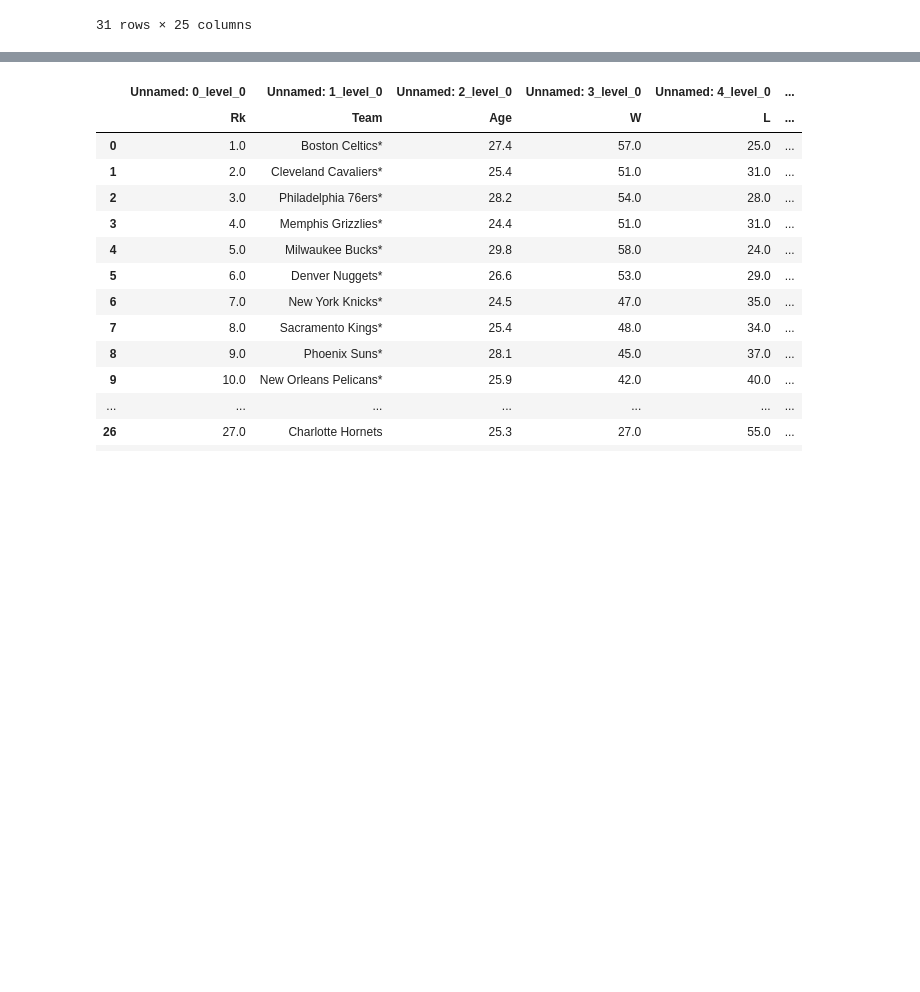
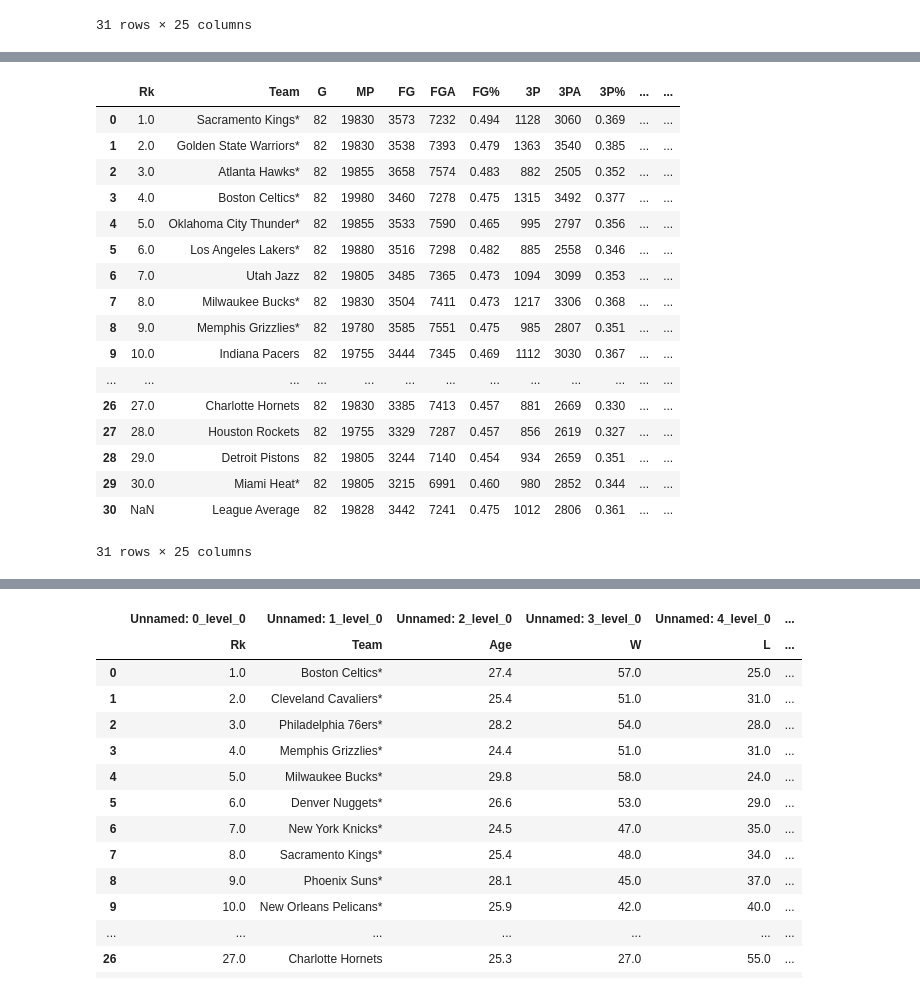
Before and after one commit to chocolate-sprinkles/Data-Analysis-Portfolio, a Jupyter notebook: projects/bbref_api/playgroud.ipynb, the cells around one changed output, grey strips where cells are left out. Saved outputs shown, nothing was run; the diff lists cells and outputs as text; code cells hidden in the pictures; blank space fills up the shorter version.

```diff
--- a/projects/bbref_api/playgroud.ipynb
+++ b/projects/bbref_api/playgroud.ipynb
@@ -138,0 +51,21 @@ soup = BeautifulSoup(response.content, "html.parser")
+# %%
+pd.read_html(str(soup.find('table', {"id": "totals-team"})))[0]
+# %% [output]
+|  | Rk | Team | G | MP | FG | FGA | FG% | 3P | 3PA | 3P% | ... | ... |
+| 0 | 1.0 | Sacramento Kings* | 82 | 19830 | 3573 | 7232 | 0.494 | 1128 | 3060 | 0.369 | ... | ... |
+| 1 | 2.0 | Golden State Warriors* | 82 | 19830 | 3538 | 7393 | 0.479 | 1363 | 3540 | 0.385 | ... | ... |
+| 2 | 3.0 | Atlanta Hawks* | 82 | 19855 | 3658 | 7574 | 0.483 | 882 | 2505 | 0.352 | ... | ... |
+| 3 | 4.0 | Boston Celtics* | 82 | 19980 | 3460 | 7278 | 0.475 | 1315 | 3492 | 0.377 | ... | ... |
+| 4 | 5.0 | Oklahoma City Thunder* | 82 | 19855 | 3533 | 7590 | 0.465 | 995 | 2797 | 0.356 | ... | ... |
+| 5 | 6.0 | Los Angeles Lakers* | 82 | 19880 | 3516 | 7298 | 0.482 | 885 | 2558 | 0.346 | ... | ... |
+| 6 | 7.0 | Utah Jazz | 82 | 19805 | 3485 | 7365 | 0.473 | 1094 | 3099 | 0.353 | ... | ... |
+| 7 | 8.0 | Milwaukee Bucks* | 82 | 19830 | 3504 | 7411 | 0.473 | 1217 | 3306 | 0.368 | ... | ... |
+| 8 | 9.0 | Memphis Grizzlies* | 82 | 19780 | 3585 | 7551 | 0.475 | 985 | 2807 | 0.351 | ... | ... |
+| 9 | 10.0 | Indiana Pacers | 82 | 19755 | 3444 | 7345 | 0.469 | 1112 | 3030 | 0.367 | ... | ... |
+| ... | ... | ... | ... | ... | ... | ... | ... | ... | ... | ... | ... | ... |
+| 26 | 27.0 | Charlotte Hornets | 82 | 19830 | 3385 | 7413 | 0.457 | 881 | 2669 | 0.330 | ... | ... |
+| 27 | 28.0 | Houston Rockets | 82 | 19755 | 3329 | 7287 | 0.457 | 856 | 2619 | 0.327 | ... | ... |
+| 28 | 29.0 | Detroit Pistons | 82 | 19805 | 3244 | 7140 | 0.454 | 934 | 2659 | 0.351 | ... | ... |
+| 29 | 30.0 | Miami Heat* | 82 | 19805 | 3215 | 6991 | 0.460 | 980 | 2852 | 0.344 | ... | ... |
+| 30 | NaN | League Average | 82 | 19828 | 3442 | 7241 | 0.475 | 1012 | 2806 | 0.361 | ... | ... |
+31 rows × 25 columns
```
Also changed, not shown: parts of 21 cells of this notebook, 4 other files.
